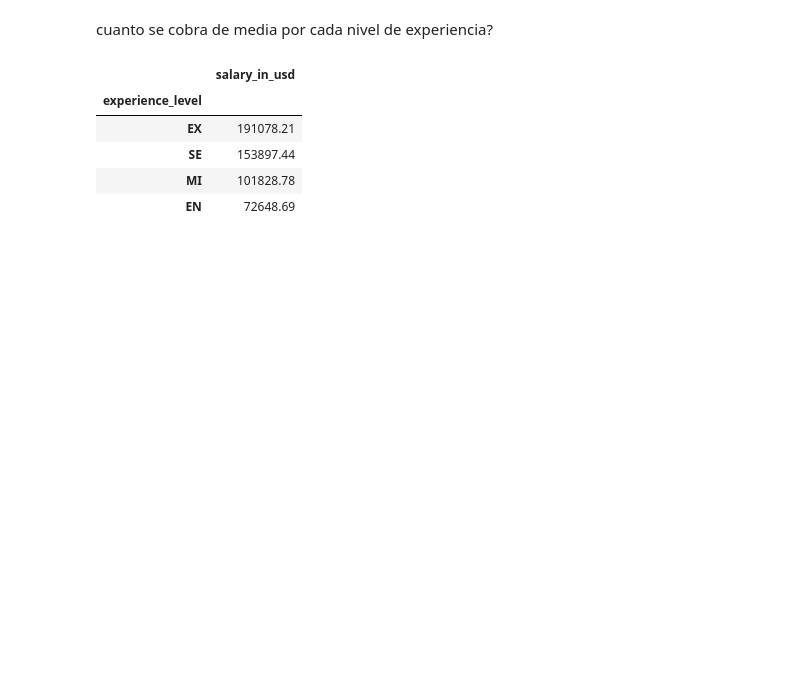
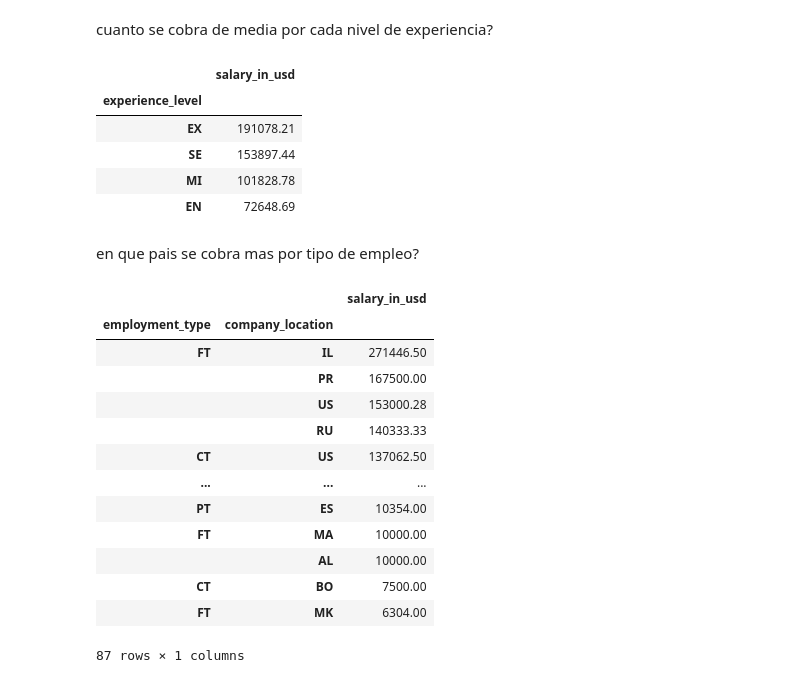
Before and after one commit to Bhdezm/Data-science-Salary, a Jupyter notebook: salary.ipynb, the cells around one changed output. Cells and saved outputs as stored; diff of their text form; code cells hidden in the pictures; blank space fills up the shorter version.

```diff
--- a/salary.ipynb
+++ b/salary.ipynb
@@ -162,3 +162,22 @@ df.groupby(['experience_level']).agg({'salary_in_usd':'mean'}).round(2).sort_val
 | SE | 153897.44 |
 | MI | 101828.78 |
 | EN | 72648.69 |
+# %% [markdown]
+en que pais se cobra  mas por tipo de empleo?
+# %%
+df.groupby(['employment_type','company_location']).agg({'salary_in_usd':'mean'}).round(2).sort_values(by='salary_in_usd',ascending=False)
+# %% [output]
+|  |  | salary_in_usd |
+| employment_type | company_location |  |
+| FT | IL | 271446.50 |
+|  | PR | 167500.00 |
+|  | US | 153000.28 |
+|  | RU | 140333.33 |
+| CT | US | 137062.50 |
+| ... | ... | ... |
+| PT | ES | 10354.00 |
+| FT | MA | 10000.00 |
+|  | AL | 10000.00 |
+| CT | BO | 7500.00 |
+| FT | MK | 6304.00 |
+87 rows × 1 columns
```
